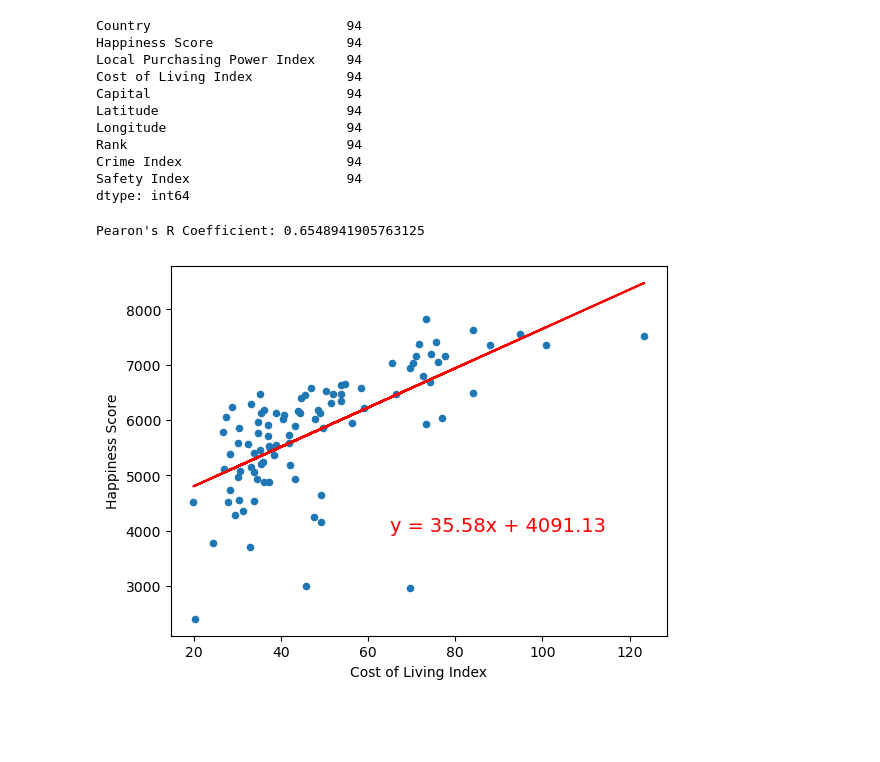
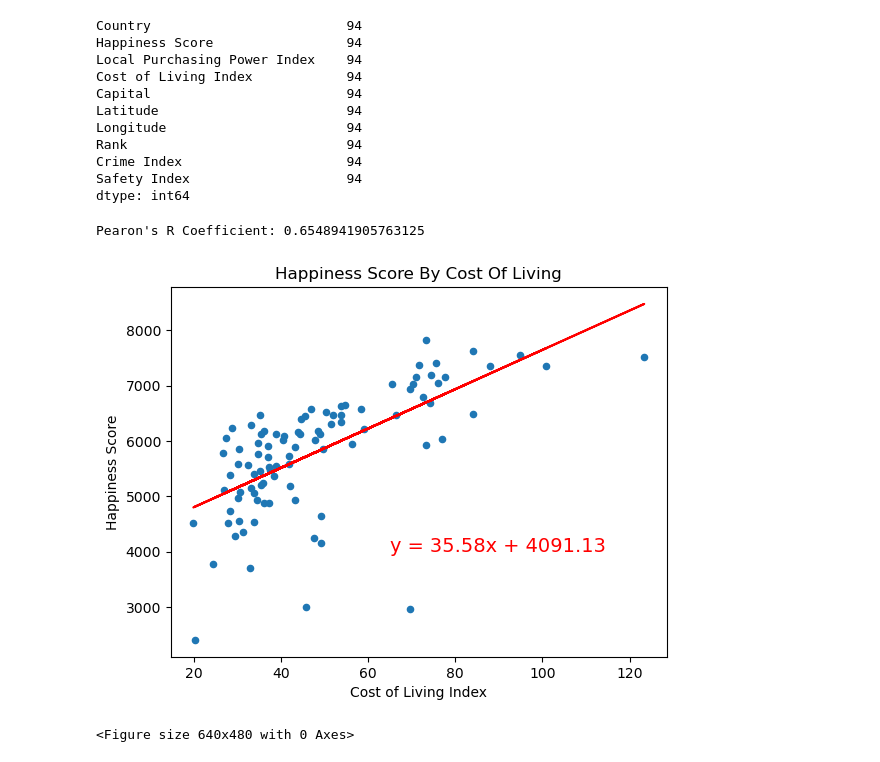
Before and after one commit to cburgyan/project1_happiness, a Jupyter notebook: pro1_happiness.ipynb, the cells around one changed output. Cells and saved outputs as stored; diff of their text form; code cells hidden in the pictures; blank space fills up the shorter version.

Commit message:
create .png files and modify plots

```diff
--- a/pro1_happiness.ipynb
+++ b/pro1_happiness.ipynb
@@ -368,13 +365,24 @@ dtype: int64
 # %%
 (m, y, r, p, std) = linregress(mHapCosCrim['Cost of Living Index'], mHapCosCrim['Happiness Score'])
 yregressLin = m * mHapCosCrim['Cost of Living Index'] + y
 mHapCosCrim.plot(kind='scatter', x = 'Cost of Living Index', y = 'Happiness Score')
 equation = f"y = {m:.2f}x + {y:.2f}"
 print(f"Pearon's R Coefficient: {r}")
 plt.plot(mHapCosCrim['Cost of Living Index'], yregressLin, color='red')
 plt.annotate(equation, (65, 4000), color='red', size = 14)
+plt.title('Happiness Score By Cost Of Living')
+
 plt.show()
 # %% [output]
 Pearon's R Coefficient: 0.6548941905763125
-[figure, old version]
+[figure, new version]
+# %%
+
+
+figureTitle = 'HappinessCostLiving'
+
+# Save the figure
+plt.savefig(f"Output/{figureTitle}.png")
+# %% [output]
+<Figure size 640x480 with 0 Axes>
 # %%
```
Also changed, not shown: parts of 40 cells of this notebook, 18 other files.
